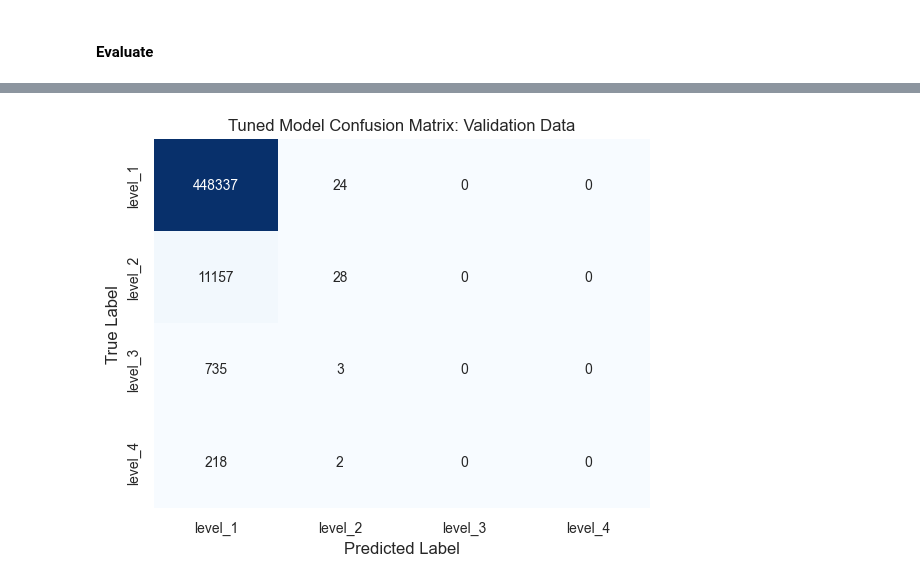
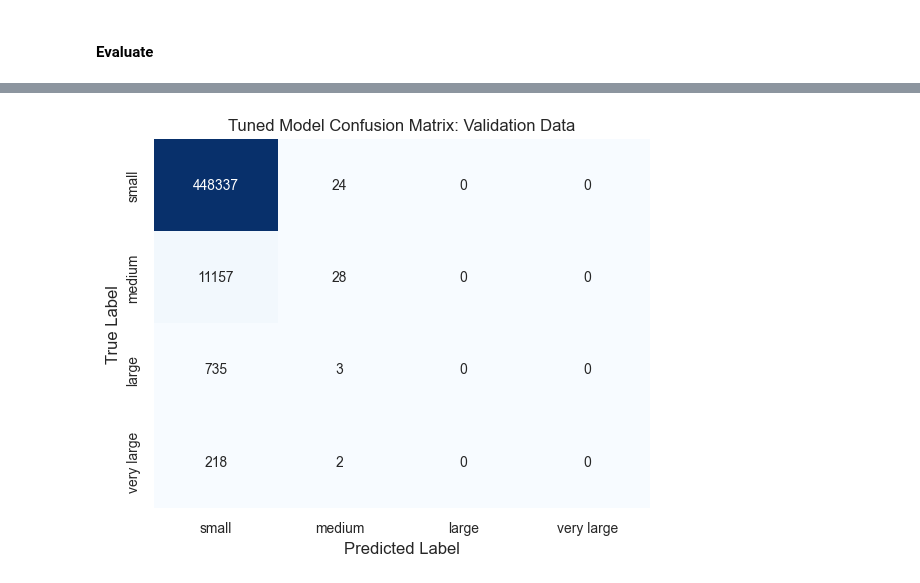
Before and after one commit to ColtonHester/mids-w207-section1-team1-finalproject, a Jupyter notebook: notebooks/05-model-mcl-imputemeansubgr-imbalance-sa.ipynb, the cells around one changed output, grey strips where cells are left out. Cells and saved outputs as stored; diff of their text form; code cells hidden in the pictures.

Commit message:
Rename class labels

```diff
--- a/notebooks/05-model-mcl-imputemeansubgr-imbalance-sa.ipynb
+++ b/notebooks/05-model-mcl-imputemeansubgr-imbalance-sa.ipynb
@@ -304,20 +304,20 @@ Shape of Y_val: (460504,)
 Shape of Y_val_pred: (460504,)
 # %%
 # plot the confusion matrix using (y_val, y_val_pred) data
-target_labels = ['level_1', 'level_2', 'level_3', 'level_4']
+target_labels = ['small', 'medium', 'large', 'very large']
 
 cf = tf.math.confusion_matrix(Y_val, Y_val_pred)
 ax = sns.heatmap(cf, annot=True, fmt='d', cmap='Blues',
                  cbar=False,
                  annot_kws={'fontsize': 10},
                  xticklabels=target_labels,
                  yticklabels=target_labels)
 ax.tick_params(axis='x', labelsize=10)
 ax.tick_params(axis='y', labelsize=10)
 ax.set(xlabel='Predicted Label', ylabel='True Label')
 ax.set_title('Tuned Model Confusion Matrix: Validation Data')
 plt.show()
 # %% [output]
-[figure, old version]
+[figure, new version]
 # %%
 def print_report(fitted_clf, X, Y, txt = 'Data', threshold=[0,0,0,0]):
```
Also changed, not shown: parts of 3 cells of this notebook, 1 other file.
